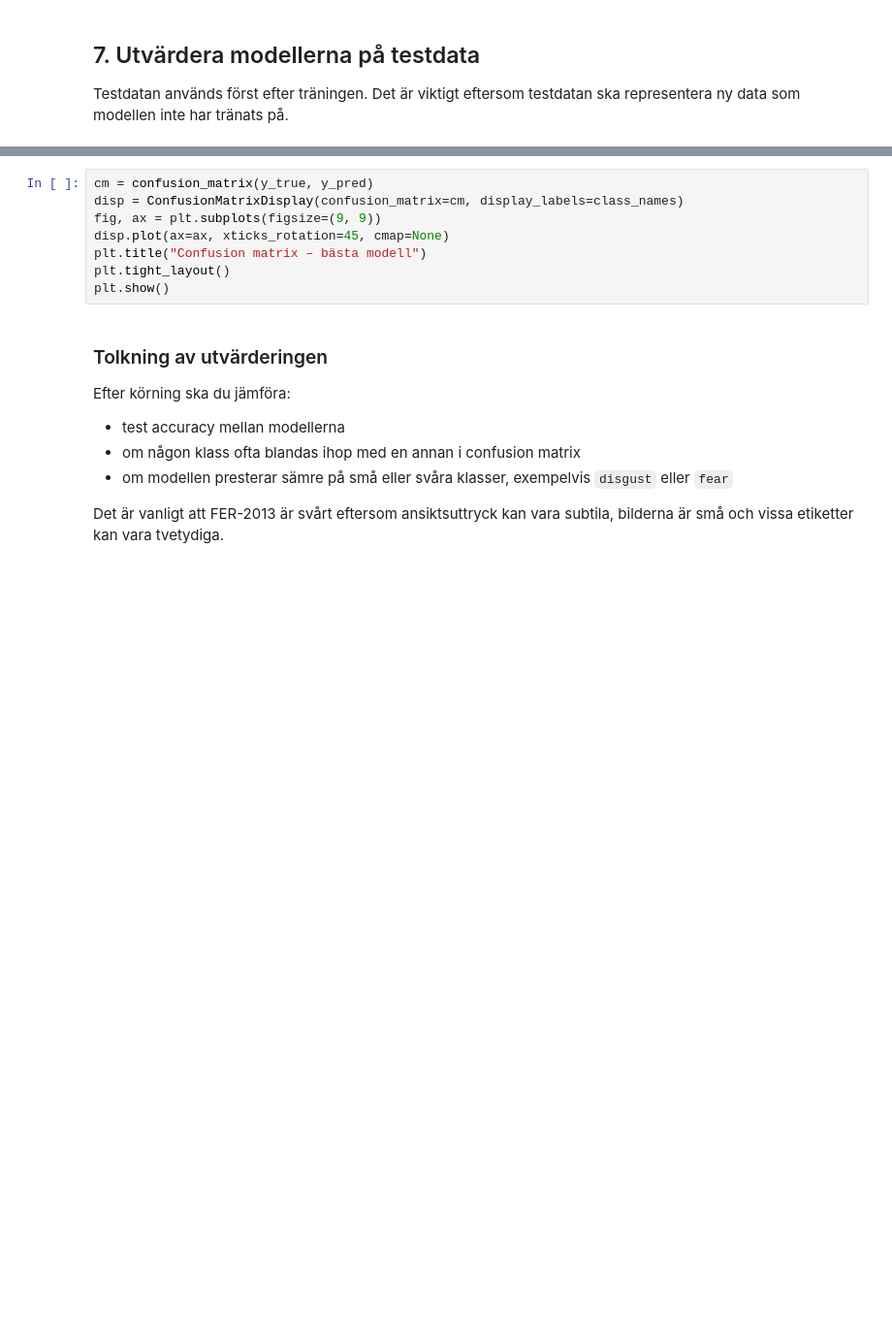
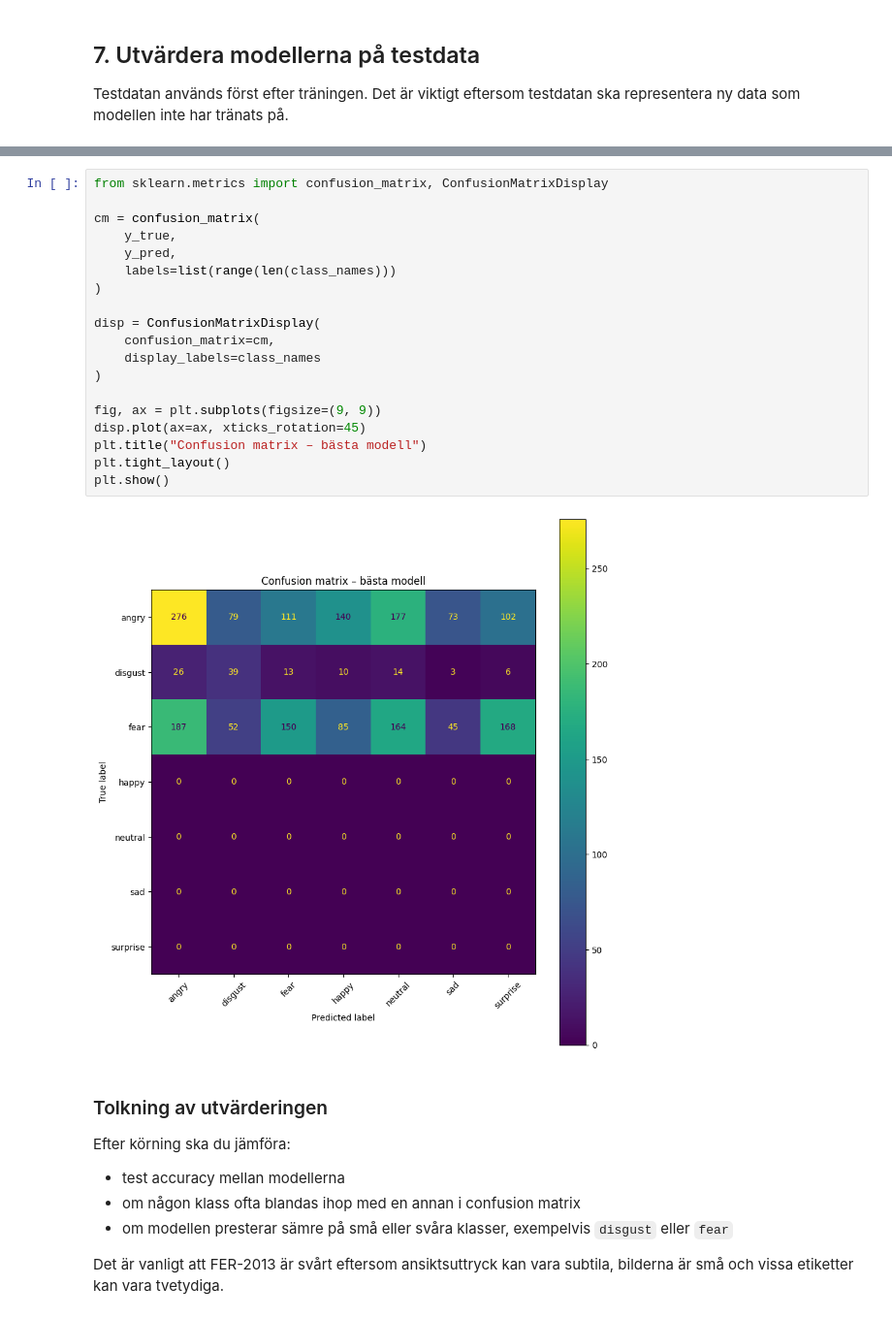
Before and after one commit to Bilalmah1/Induvidull-uppgift-Deep-Learning, a Jupyter notebook: notebook.ipynb, the cells around one changed output, grey strips where cells are left out. Shown at 97% size. Drawn from its saved outputs; the diff is of its cells as text; blank space fills up the shorter version.

```diff
--- a/notebook.ipynb
+++ b/notebook.ipynb
@@ -640,11 +637,24 @@ weighted avg       0.25      0.50      0.33      1920
 # %%
-cm = confusion_matrix(y_true, y_pred)
-disp = ConfusionMatrixDisplay(confusion_matrix=cm, display_labels=class_names)
+from sklearn.metrics import confusion_matrix, ConfusionMatrixDisplay
+
+cm = confusion_matrix(
+    y_true,
+    y_pred,
+    labels=list(range(len(class_names)))
+)
+
+disp = ConfusionMatrixDisplay(
+    confusion_matrix=cm,
+    display_labels=class_names
+)
+
 fig, ax = plt.subplots(figsize=(9, 9))
-disp.plot(ax=ax, xticks_rotation=45, cmap=None)
+disp.plot(ax=ax, xticks_rotation=45)
 plt.title("Confusion matrix – bästa modell")
 plt.tight_layout()
 plt.show()
+# %% [output]
+[figure, added]
 # %% [markdown]
 ### Tolkning av utvärderingen
 
```
Also changed, not shown: parts of 14 cells of this notebook, 1 other file.
